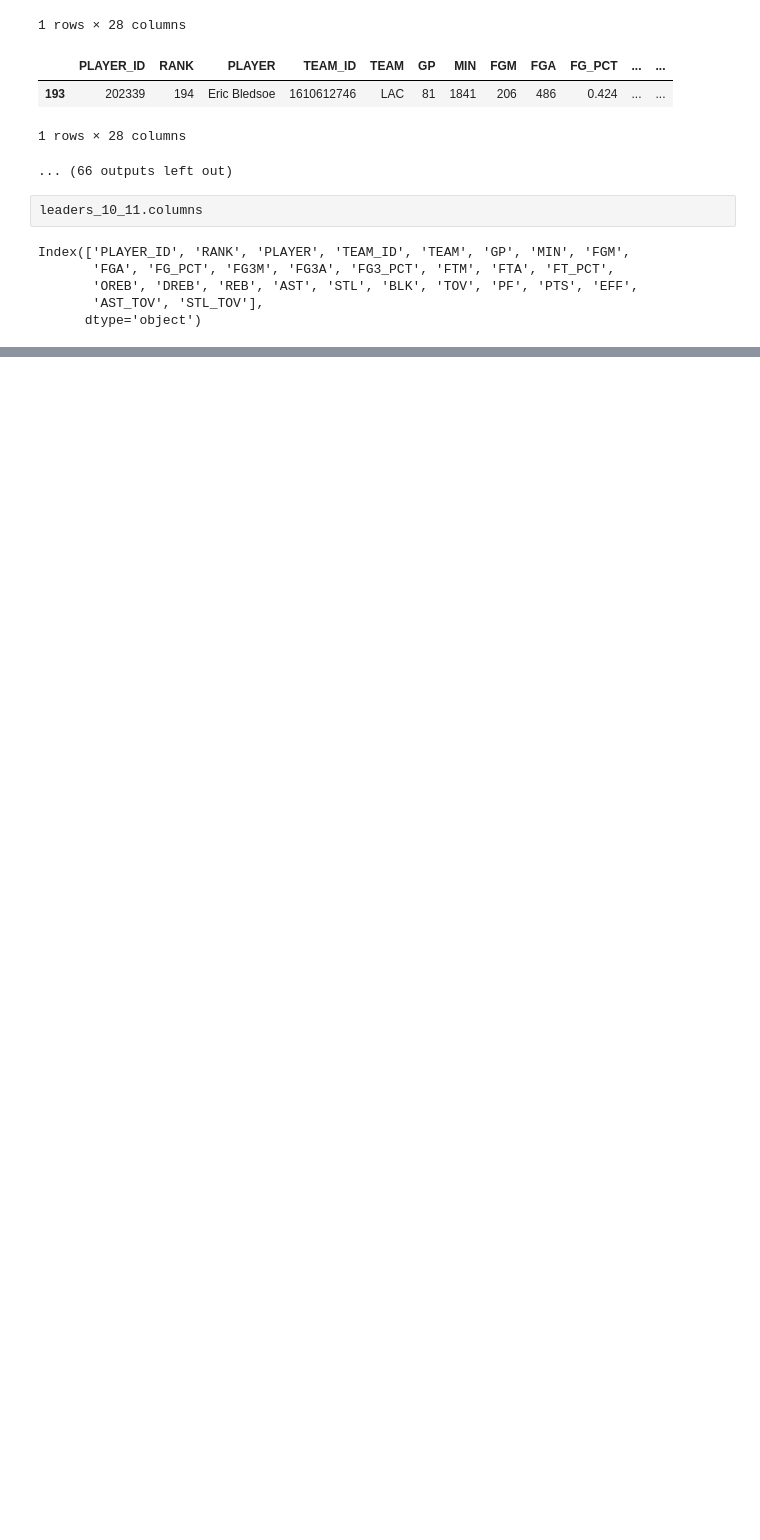
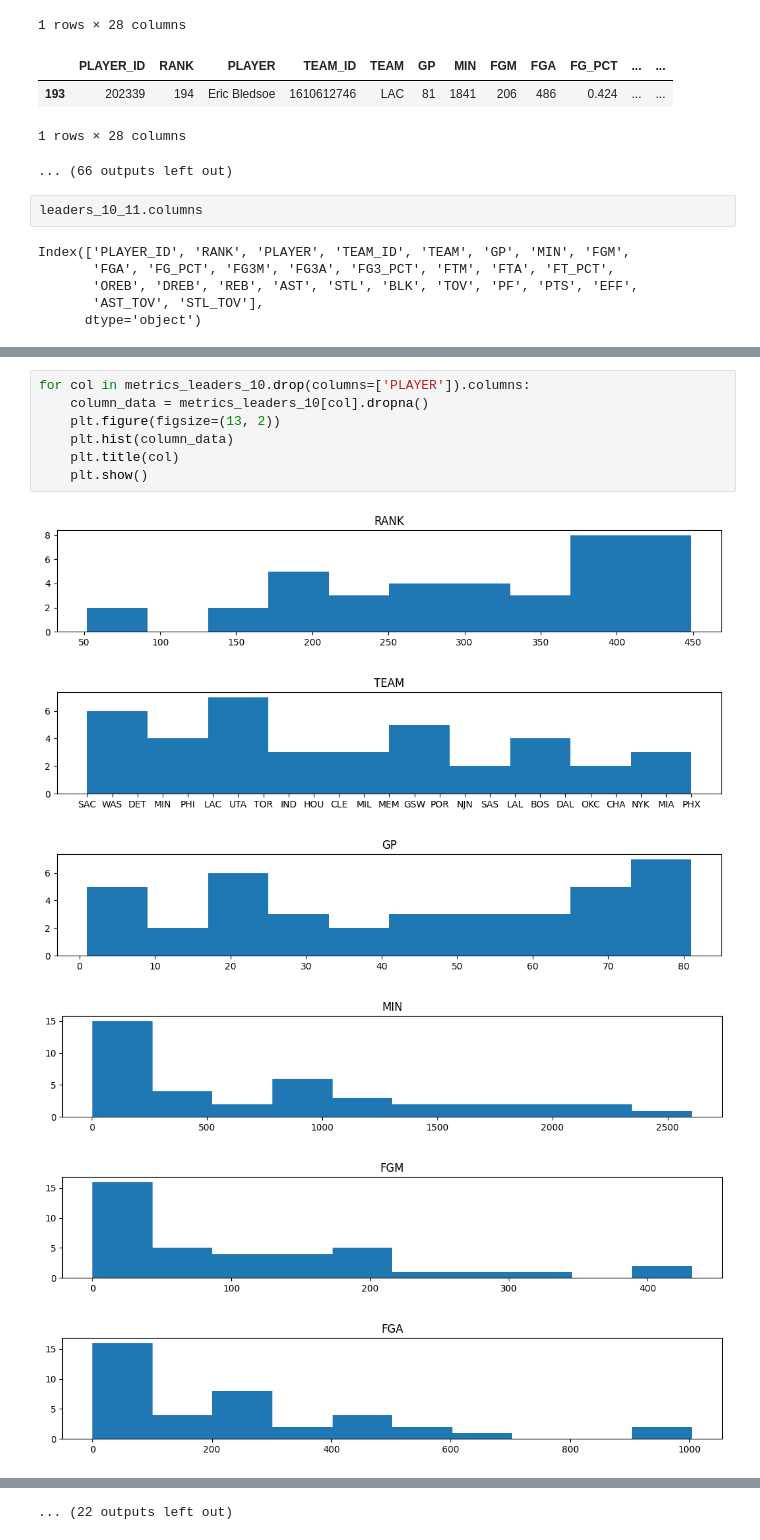
Before and after one commit to mannievilla/NBA-Draft-Selections, a Jupyter notebook: NBA_webscrape.ipynb, the cells around one changed output, grey strips where cells are left out. Saved outputs shown, nothing was run; the diff lists cells and outputs as text; blank space fills up the shorter version.

```diff
--- a/NBA_webscrape.ipynb
+++ b/NBA_webscrape.ipynb
@@ -625,0 +751,14 @@ metrics_leaders_10.head()
+# %%
+for col in metrics_leaders_10.drop(columns=['PLAYER']).columns:
+    column_data = metrics_leaders_10[col].dropna()
+    plt.figure(figsize=(13, 2))
+    plt.hist(column_data)
+    plt.title(col)
+    plt.show()
+# %% [output]
+[figure, added]
+[figure, added]
+[figure, added]
+[figure, added]
+[figure, added]
+[figure, added]
@@ -625,0 +771 @@ metrics_leaders_10.head()
+... (22 outputs left out)
```
Also changed, not shown: parts of 70 cells of this notebook.
